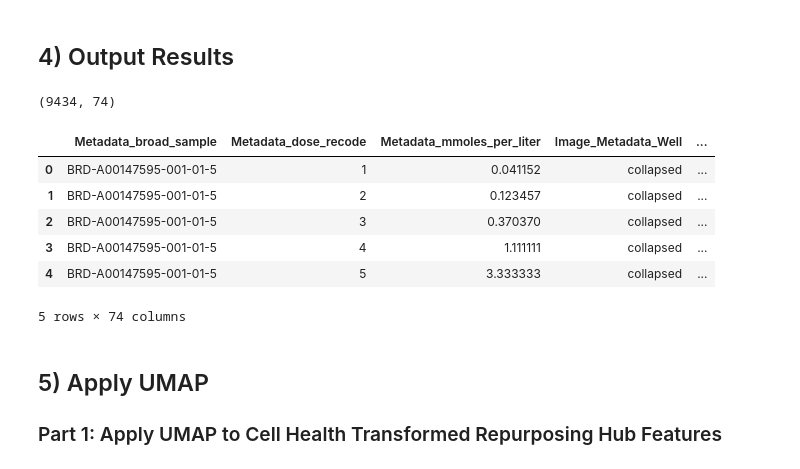
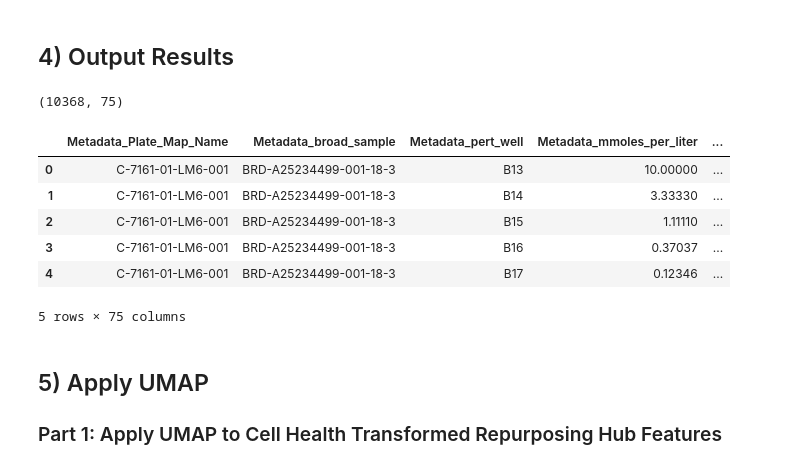
Before and after one commit to broadinstitute/cell-health, a Jupyter notebook: 4.apply/0.apply-models-repurposing.ipynb, the cells around one changed output. Cells and saved outputs as stored; diff of their text form; code cells hidden in the pictures.

Commit message:
switch to using version controlled Repurposing Hub data
see lincs_cell_painting repository

```diff
--- a/4.apply/0.apply-models-repurposing.ipynb
+++ b/4.apply/0.apply-models-repurposing.ipynb
@@ -259,0 +102,11 @@ cp_features = x_test_df.columns[~x_test_df.columns.str.startswith("Metadata")].t
+# %%
+# Split metadata and CP Features
+cp_features = infer_cp_features(x_test_df)
+meta_features = infer_cp_features(complete_consensus_df, metadata=True)
+
+# Realign LINCS data to the same feature ordering as the test dataset
+feature_df = complete_consensus_df.reindex(cp_features, axis="columns")
+metadata_df = complete_consensus_df.loc[:, meta_features]
+
+print(feature_df.shape)
+feature_df.head()
@@ -260,12 +122,10 @@ cp_features = x_test_df.columns[~x_test_df.columns.str.startswith("Metadata")].t
 # %% [markdown]
 ## 3) Apply all Regression Models to all Repurposing Plates
 # %%
-feature_df = complete_consensus_df.reindex(x_test_df.columns, axis="columns")
-metadata_df = complete_consensus_df.loc[:, meta_cols]
+cell_health_features = list(model_dict.keys())
 
 all_scores = {}
-for cell_health_feature in model_dict.keys():
-    # Apply Real Model Classifiers
+for cell_health_feature in cell_health_features:
     model_clf = model_dict[cell_health_feature]
     pred_df = model_clf.predict(feature_df)
     all_scores[cell_health_feature] = pred_df
@@ -274,28 +134,33 @@ for cell_health_feature in model_dict.keys():
 # %%
 # Output scores
 all_score_df = pd.DataFrame.from_dict(all_scores)
-full_df = (
+repurp_predict_df = (
     metadata_df
-    .merge(all_score_df,
-           left_index=True,
-           right_index=True)
+    .merge(
+        all_score_df,
+        left_index=True,
+        right_index=True
+    )
+    .query("Metadata_Plate_Map_Name != @filter_platemap")
 )
 
-output_real_file = os.path.join(output_dir,
-                                "repurposing_transformed_real_models_{}.tsv.gz".format(consensus))
-full_df.to_csv(output_real_file, sep="\t", index=False, compression="gzip")
+output_real_file = os.path.join(
+    output_dir,
+    "repurposing_transformed_real_models_{}.tsv.gz".format(consensus)
+)
+repurp_predict_df.to_csv(output_real_file, sep="\t", index=False, compression="gzip")
 
-print(full_df.shape)
-full_df.head()
+print(repurp_predict_df.shape)
+repurp_predict_df.head()
 # %% [output]
-(9434, 74)
+(10368, 75)
-|  | Metadata_broad_sample | Metadata_dose_recode | Metadata_mmoles_per_liter | Image_Metadata_Well | ... |
-| 0 | BRD-A00147595-001-01-5 | 1 | 0.041152 | collapsed | ... |
-| 1 | BRD-A00147595-001-01-5 | 2 | 0.123457 | collapsed | ... |
-| 2 | BRD-A00147595-001-01-5 | 3 | 0.370370 | collapsed | ... |
-| 3 | BRD-A00147595-001-01-5 | 4 | 1.111111 | collapsed | ... |
-| 4 | BRD-A00147595-001-01-5 | 5 | 3.333333 | collapsed | ... |
+|  | Metadata_Plate_Map_Name | Metadata_broad_sample | Metadata_pert_well | Metadata_mmoles_per_liter | ... |
+| 0 | C-7161-01-LM6-001 | BRD-A25234499-001-18-3 | B13 | 10.00000 | ... |
+| 1 | C-7161-01-LM6-001 | BRD-A25234499-001-18-3 | B14 | 3.33330 | ... |
+| 2 | C-7161-01-LM6-001 | BRD-A25234499-001-18-3 | B15 | 1.11110 | ... |
+| 3 | C-7161-01-LM6-001 | BRD-A25234499-001-18-3 | B16 | 0.37037 | ... |
+| 4 | C-7161-01-LM6-001 | BRD-A25234499-001-18-3 | B17 | 0.12346 | ... |
-5 rows × 74 columns
+5 rows × 75 columns
 # %% [markdown]
 ## 5) Apply UMAP
 
```
Also changed, not shown: parts of 40 cells of this notebook, 1 other file.
